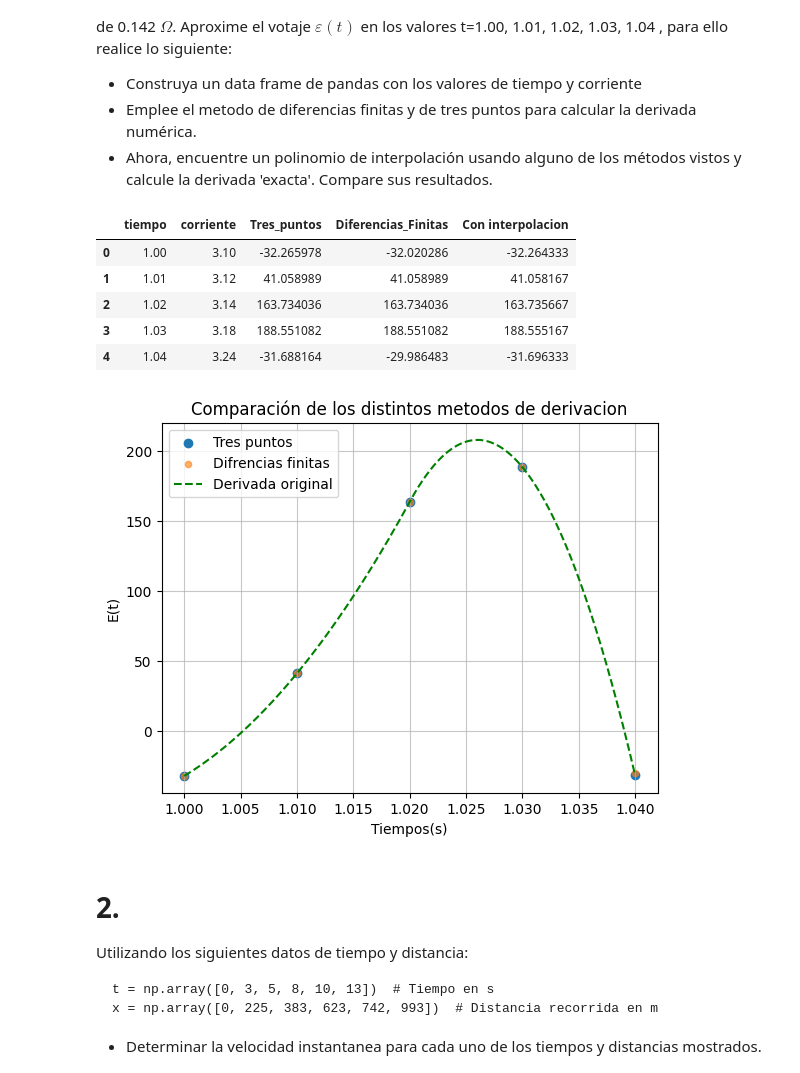
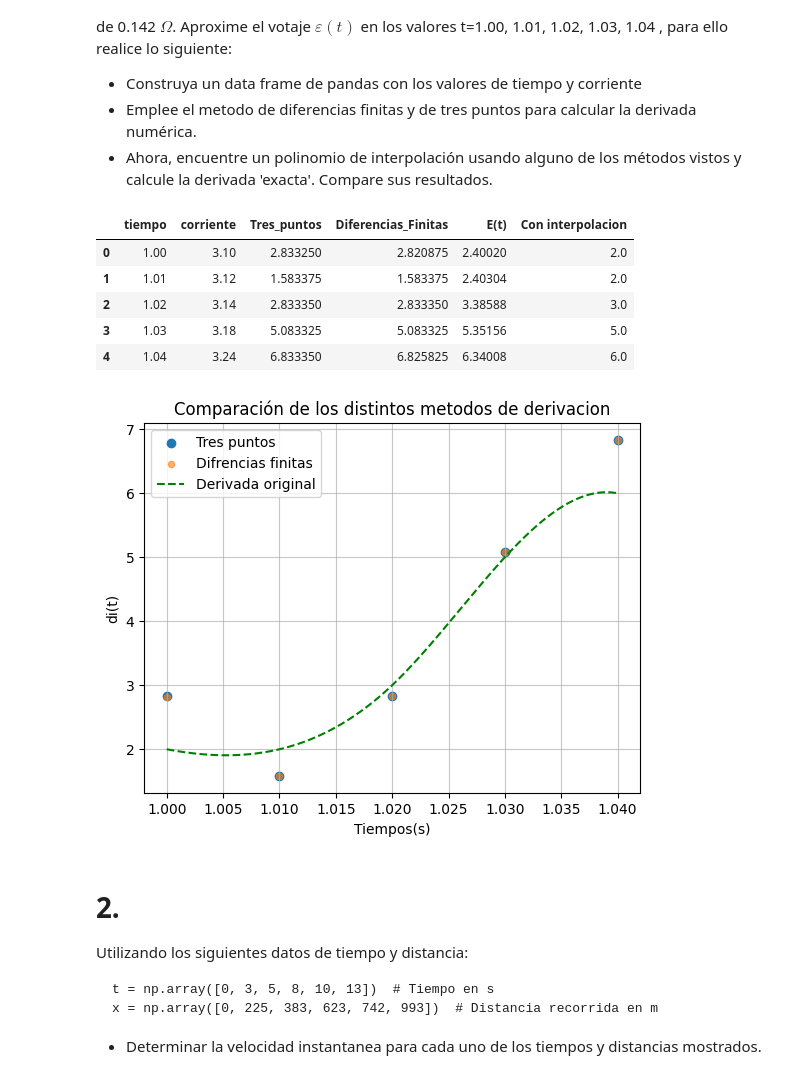
Before and after one commit to martin-calvo/MetodosComputacionales1012, a Jupyter notebook: Students/Cañas_5087/Laboratorios/Laboratorio_5.ipynb, the cells around one changed output. Drawn from its saved outputs; the diff is of its cells as text; code cells hidden in the pictures.

```diff
--- a/Students/Cañas_5087/Laboratorios/Laboratorio_5.ipynb
+++ b/Students/Cañas_5087/Laboratorios/Laboratorio_5.ipynb
@@ -106,46 +106,48 @@ pol_i = CubicSpline(t, i)
 
 #Calculo de di
 di = np.gradient(i, t)
+
 #interpolacion de di
 pol_di = CubicSpline(t, di)
+
+#Calculamos la derivada usando tres puntos y diferencias finitas
+df['Tres_puntos'] = Derivada_Tres_Puntos( pol_i, t, 0.0001)
+df['Diferencias_Finitas'] = diferencias_finitas(pol_i, t, 0.0001)
 
 
 
 #Definimos la funcion
 E = lambda t : 0.98 * pol_di(t) + 0.142* pol_i(t)
 
-#Calculamos la derivada usando tres puntos y diferencias finitas
-df['Tres_puntos'] = Derivada_Tres_Puntos( E, t, 0.0001)
-df['Diferencias_Finitas'] = diferencias_finitas(E, t, 0.0001)
 
-#Calculamos la derivada usando la interpolacion de E
-pol_E = CubicSpline(t, E(t))
-pol_dE = pol_E.derivative()
+#Calculamos E(t)
+df['E(t)'] = E(t)
 
-df['Con interpolacion'] = pol_dE(t)
+#Derivada con interpolación
+df['Con interpolacion'] = pol_di(t)
 # %%
 df
 # %% [output]
-|  | tiempo | corriente | Tres_puntos | Diferencias_Finitas | Con interpolacion |
-| 0 | 1.00 | 3.10 | -32.265978 | -32.020286 | -32.264333 |
-| 1 | 1.01 | 3.12 | 41.058989 | 41.058989 | 41.058167 |
-| 2 | 1.02 | 3.14 | 163.734036 | 163.734036 | 163.735667 |
-| 3 | 1.03 | 3.18 | 188.551082 | 188.551082 | 188.555167 |
-| 4 | 1.04 | 3.24 | -31.688164 | -29.986483 | -31.696333 |
+|  | tiempo | corriente | Tres_puntos | Diferencias_Finitas | E(t) | Con interpolacion |
+| 0 | 1.00 | 3.10 | 2.833250 | 2.820875 | 2.40020 | 2.0 |
+| 1 | 1.01 | 3.12 | 1.583375 | 1.583375 | 2.40304 | 2.0 |
+| 2 | 1.02 | 3.14 | 2.833350 | 2.833350 | 3.38588 | 3.0 |
+| 3 | 1.03 | 3.18 | 5.083325 | 5.083325 | 5.35156 | 5.0 |
+| 4 | 1.04 | 3.24 | 6.833350 | 6.825825 | 6.34008 | 6.0 |
 # %%
 #Grafico de comparación
 plt.title('Comparación de los distintos metodos de derivacion')
 plt.scatter(t, df['Tres_puntos'], label = 'Tres puntos',)
 plt.scatter(t, df['Diferencias_Finitas'], label = 'Difrencias finitas', s = 20, alpha = 0.6)
 t_inter = np.linspace(min(t), max(t),1000)
-plt.plot(t_inter, pol_dE(t_inter), label = 'Derivada original', color = 'green', linestyle = '--')
+plt.plot(t_inter, pol_di(t_inter), label = 'Derivada original', color = 'green', linestyle = '--')
 plt.xlabel('Tiempos(s)')
-plt.ylabel('E(t)')
+plt.ylabel('di(t)')
 plt.legend()
 plt.grid(alpha = 0.7)
 plt.show()
 # %% [output]
-[figure, old version]
+[figure, new version]
 # %% [markdown]
 # 2.
 Utilizando los siguientes datos de tiempo y distancia:
```
Also changed, not shown: parts of 2 cells of this notebook.
